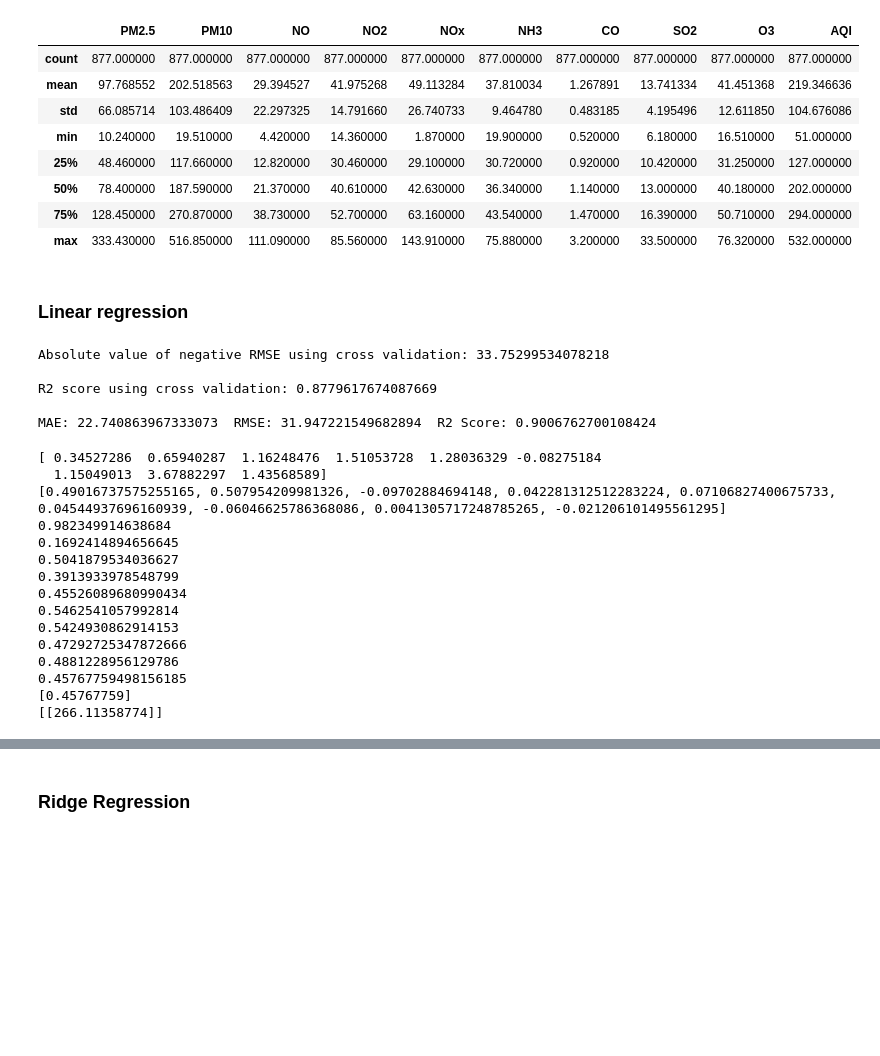
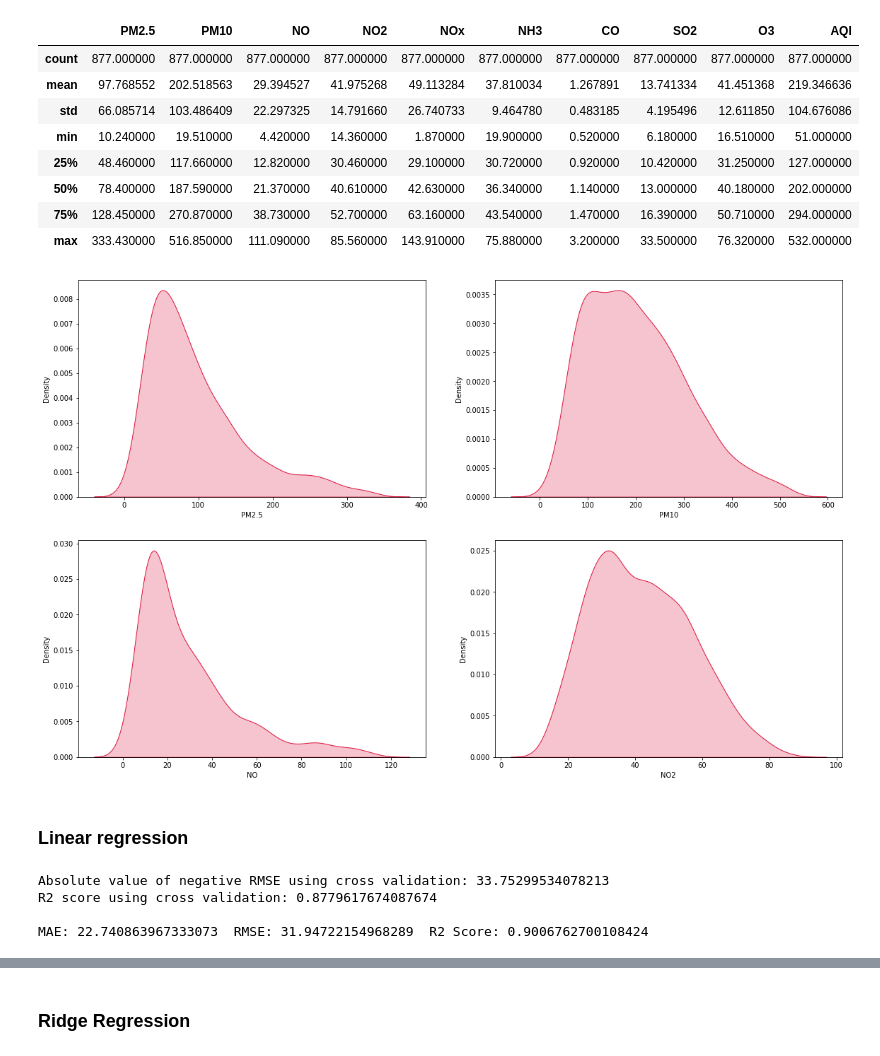
Before and after one commit to akshitasemwal/AQI, a Jupyter notebook: AQI using regression techniques.ipynb, the cells around one changed output, grey strips where cells are left out. Cells and saved outputs as stored; diff of their text form; code cells hidden in the pictures; blank space fills up the shorter version.

```diff
--- a/AQI using regression techniques.ipynb
+++ b/AQI using regression techniques.ipynb
@@ -97,6 +121,7 @@ print(np.where(zscore4>3))
 # %%
+df = aqi_data
 for i in np.where((zscore1>3) | (zscore2>3) | (zscore3>3) | (zscore4>3)):
-    df.drop(i, inplace=True)
+    df.drop(i, axis = 0, inplace = True)
 # %%
 print("New dimensions:", df.shape)
 df.describe()
@@ -111,4 +136,16 @@ New dimensions: (877, 10)
 | 50% | 78.400000 | 187.590000 | 21.370000 | 40.610000 | 42.630000 | 36.340000 | 1.140000 | 13.000000 | 40.180000 | 202.000000 |
 | 75% | 128.450000 | 270.870000 | 38.730000 | 52.700000 | 63.160000 | 43.540000 | 1.470000 | 16.390000 | 50.710000 | 294.000000 |
 | max | 333.430000 | 516.850000 | 111.090000 | 85.560000 | 143.910000 | 75.880000 | 3.200000 | 33.500000 | 76.320000 | 532.000000 |
+# %%
+fig, axs = plt.subplots(nrows = 2, ncols = 2, figsize = (8, 5))
+
+sns.kdeplot(data = df, x = 'PM2.5', shade = True, color="crimson", ax = axs[0][0])
+sns.kdeplot(data = df, x = 'PM10', shade = True, color="crimson", ax = axs[0][1])
+sns.kdeplot(data = df, x = 'NO', shade = True, color="crimson", ax = axs[1][0])
+sns.kdeplot(data = df, x = 'NO2', shade = True, color="crimson", ax = axs[1][1])
+
+plt.subplots_adjust(top = 2, right = 2)
+plt.show()
+# %% [output]
+[figure, added]
 # %%
@@ -138,7 +180,6 @@ y_pred1_inv=scaler.inverse_transform(y_pred1)
 
 accuracy1=cross_val_score(model1, X, y, cv=4, scoring='neg_root_mean_squared_error')
 print("Absolute value of negative RMSE using cross validation:", abs(accuracy1.mean()))
-print("")
 accuracy1=cross_val_score(model1, X, y, cv=4, scoring='r2')
 print("R2 score using cross validation:", accuracy1.mean())
 print("")
@@ -148,37 +189,7 @@ rmse1 = np.sqrt(mse1)
 r2_1 = r2_score(y_test, y_pred1_inv)
 print("MAE:", mae1, " RMSE:", rmse1," R2 Score:", r2_1)
 # %% [output]
-Absolute value of negative RMSE using cross validation: 33.75299534078218
+Absolute value of negative RMSE using cross validation: 33.75299534078213
+R2 score using cross validation: 0.8779617674087674
 
-R2 score using cross validation: 0.8779617674087669
-
-MAE: 22.740863967333073  RMSE: 31.947221549682894  R2 Score: 0.9006762700108424
+MAE: 22.740863967333073  RMSE: 31.94722154968289  R2 Score: 0.9006762700108424
-# %%
-l1= x_train_scaled[3,:]
-l2= model1.coef_.flatten().tolist()
-print(l1)
-print(l2)
-print(sum(l2))
-s1=0
-for (i,j) in zip(l1, l2):
-    s1=s1+(i* j)
-    print(s1)
-print(s1+model1.intercept_)
-pr = model1.predict(l1.reshape(1,-1))
-print(scaler.inverse_transform(pr))
-# %% [output]
-[ 0.34527286  0.65940287  1.16248476  1.51053728  1.28036329 -0.08275184
-  1.15049013  3.67882297  1.43568589]
-[0.49016737575255165, 0.507954209981326, -0.09702884694148, 0.042281312512283224, 0.07106827400675733, 0.04544937696160939, -0.06046625786368086, 0.0041305717248785265, -0.021206101495561295]
-0.982349914638684
-0.1692414894656645
-0.5041879534036627
-0.3913933978548799
-0.45526089680990434
-0.5462541057992814
-0.5424930862914153
-0.47292725347872666
-0.4881228956129786
-0.45767759498156185
-[0.45767759]
-[[266.11358774]]
```
Also changed, not shown: parts of 25 cells of this notebook.
